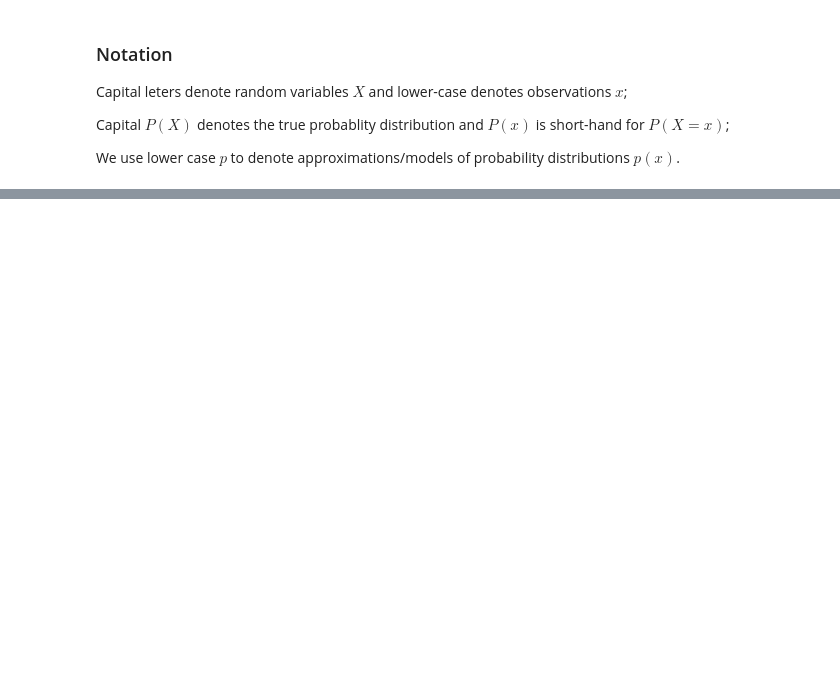
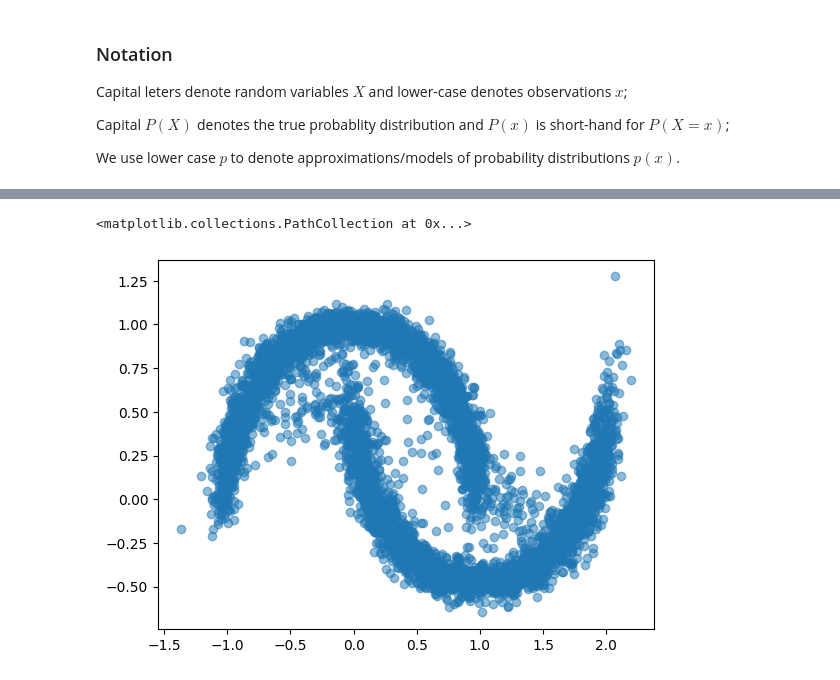
Before and after one commit to MiguelMonteiro/deep_latent_generative_models, a Jupyter notebook: student.ipynb, the cells around one changed output, grey strips where cells are left out. Cells and saved outputs as stored; diff of their text form; code cells hidden in the pictures; blank space fills up the shorter version.

```diff
--- a/student.ipynb
+++ b/student.ipynb
@@ -69,3 +76,77 @@ Using Maximum Likelihood Estimation (MLE) for the model's parameters, we obtain
 $\theta^* = \begin{aligned}\arg \max_{\theta}\frac{1}{N}\sum_{n=1}^N\log  \frac{1}{M}\sum_{m=1}^M p_\theta(x^{(n)} \vert z^{(m)}) \quad z^{(m)} \sim p(z)\end{aligned}$
 
 We can obtain parameter estimates by using expectation maximisation/mini-batch gradient descent. The loss function is the negative log-likelihood.
+# %%
+import torch.nn as nn
+import torch.distributions
+import torch
+import torch.optim
+from functorch import vmap
+from itertools import cycle
+from tqdm import tqdm
+from torch.distributions import Normal, Independent
+from typing import Tuple
+
+
+class NormalDistributionEncoder(nn.Module):
+    def __init__(
+        self, input_dim: int, output_dim: int, logvar_scale: float = 1
+    ) -> None:
+        super().__init__()
+        self.mean_head = nn.Linear(in_features=input_dim, out_features=output_dim)
+        self.log_var_head = nn.Linear(in_features=input_dim, out_features=output_dim)
+        # Scale initial variance values to be small -> greatly improves optimization
+        self.log_var_head.bias.data = logvar_scale * torch.ones(output_dim)
+
+    def forward(self, x: torch.Tensor) -> Tuple[torch.Tensor, torch.Tensor]:
+        return self.mean_head(x), self.log_var_head(x)
+
+
+class MCEM(nn.Module):
+    def __init__(self, input_dim: int, hidden_dim: int, latent_dim: int) -> None:
+        super().__init__()
+        self.input_dim = input_dim
+        self.latent_dim = latent_dim
+        self.prior = Independent(
+            Normal(loc=torch.zeros(latent_dim), scale=torch.ones(latent_dim)), 1
+        )
+
+        self.generative_model = nn.Sequential(
+            nn.Linear(in_features=latent_dim, out_features=hidden_dim),
+            nn.LeakyReLU(inplace=True),
+            nn.Linear(in_features=hidden_dim, out_features=hidden_dim),
+            nn.LeakyReLU(inplace=True),
+            NormalDistributionEncoder(
+                input_dim=hidden_dim, output_dim=input_dim, logvar_scale=-3
+            ),
+        )
+
+    def sample(self, num_samples: int) -> torch.Tensor:
+        ...
+
+    def loss(self, x: torch.Tensor, num_mc_samples: int = 100) -> torch.Tensor:
+        ...
+
+    def forward(self, num_samples: int) -> torch.Tensor:
+        return self.sample(num_samples)
+
+
+model = MCEM(input_dim=2, hidden_dim=32, latent_dim=8)
+num_steps = 5000
+optimizer = torch.optim.Adam(params=model.parameters(), lr=1e-3)
+
+pbar = tqdm(zip(range(num_steps), cycle(train_loader)))
+
+for step, (x, y) in pbar:
+    optimizer.zero_grad()
+    loss = model.loss(x, num_mc_samples=100)
+    loss.backward()
+    optimizer.step()
+    pbar.set_description(f"{step:03d}/{num_steps:03d}: Loss {loss:.3f}")
+
+
+samples = model.sample(5000).detach().numpy()
+plt.scatter(samples[:, 0], samples[:, 1], cmap="rainbow", alpha=0.5)
+# %% [output]
+<matplotlib.collections.PathCollection at 0x...>
+[figure, added]
```
Also changed, not shown: parts of 13 cells of this notebook.
